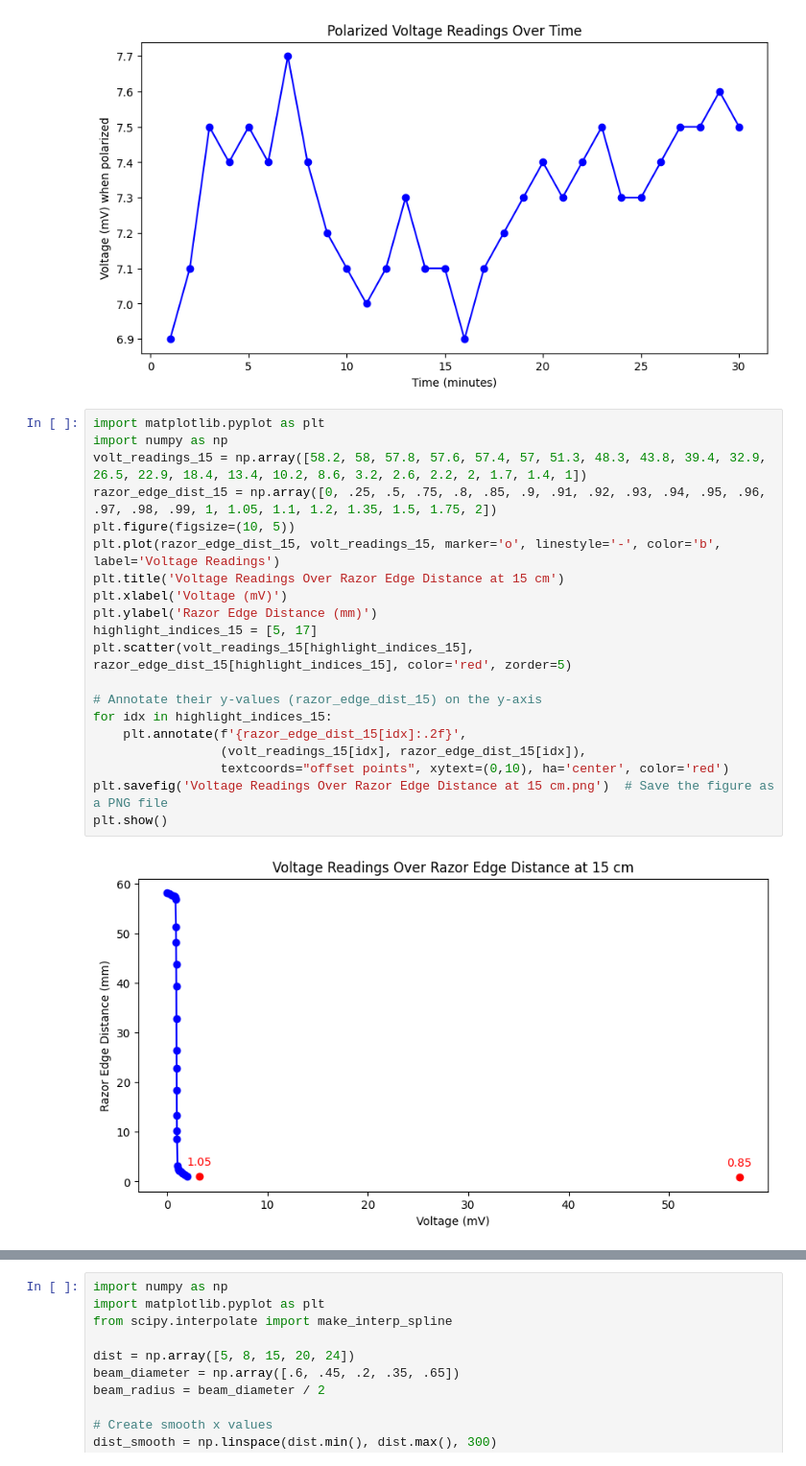
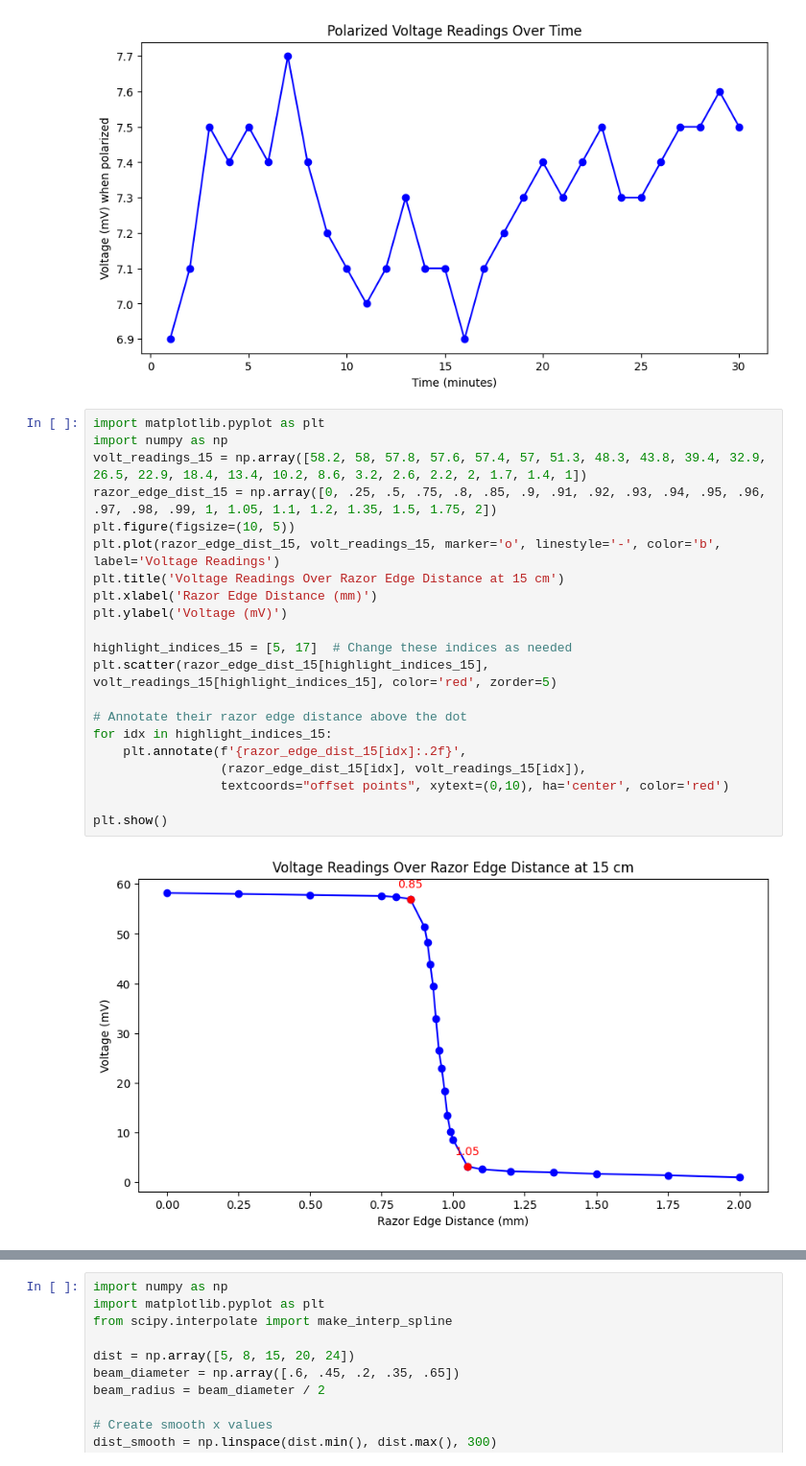
Before and after one commit to shanmehta2210/phy224, a Jupyter notebook: lab1.ipynb, the cells around one changed output, grey strips where cells are left out. Shown: that part at 96% size. Saved outputs shown, nothing was run; the diff lists cells and outputs as text.

Commit message:
flipped these graphs

```diff
--- a/lab1.ipynb
+++ b/lab1.ipynb
@@ -31,25 +31,26 @@ plt.show()
 # %%
 import matplotlib.pyplot as plt
 import numpy as np
 volt_readings_15 = np.array([58.2, 58, 57.8, 57.6, 57.4, 57, 51.3, 48.3, 43.8, 39.4, 32.9, 26.5, 22.9, 18.4, 13.4, 10.2, 8.6, 3.2, 2.6, 2.2, 2, 1.7, 1.4, 1])
 razor_edge_dist_15 = np.array([0, .25, .5, .75, .8, .85, .9, .91, .92, .93, .94, .95, .96, .97, .98, .99, 1, 1.05, 1.1, 1.2, 1.35, 1.5, 1.75, 2])
 plt.figure(figsize=(10, 5))
 plt.plot(razor_edge_dist_15, volt_readings_15, marker='o', linestyle='-', color='b', label='Voltage Readings')
 plt.title('Voltage Readings Over Razor Edge Distance at 15 cm')
-plt.xlabel('Voltage (mV)')
-plt.ylabel('Razor Edge Distance (mm)')
-highlight_indices_15 = [5, 17]
-plt.scatter(volt_readings_15[highlight_indices_15], razor_edge_dist_15[highlight_indices_15], color='red', zorder=5)
+plt.xlabel('Razor Edge Distance (mm)')
+plt.ylabel('Voltage (mV)')
 
-# Annotate their y-values (razor_edge_dist_15) on the y-axis
+highlight_indices_15 = [5, 17]  # Change these indices as needed
+plt.scatter(razor_edge_dist_15[highlight_indices_15], volt_readings_15[highlight_indices_15], color='red', zorder=5)
+
+# Annotate their razor edge distance above the dot
 for idx in highlight_indices_15:
     plt.annotate(f'{razor_edge_dist_15[idx]:.2f}',
-                 (volt_readings_15[idx], razor_edge_dist_15[idx]),
+                 (razor_edge_dist_15[idx], volt_readings_15[idx]),
                  textcoords="offset points", xytext=(0,10), ha='center', color='red')
-plt.savefig('Voltage Readings Over Razor Edge Distance at 15 cm.png')  # Save the figure as a PNG file
+
 plt.show()
 # %% [output]
-[figure, old version]
+[figure, new version]
 # %%
 import matplotlib.pyplot as plt
 import numpy as np
```
Also changed, not shown: parts of 4 cells of this notebook, 6 other files.
